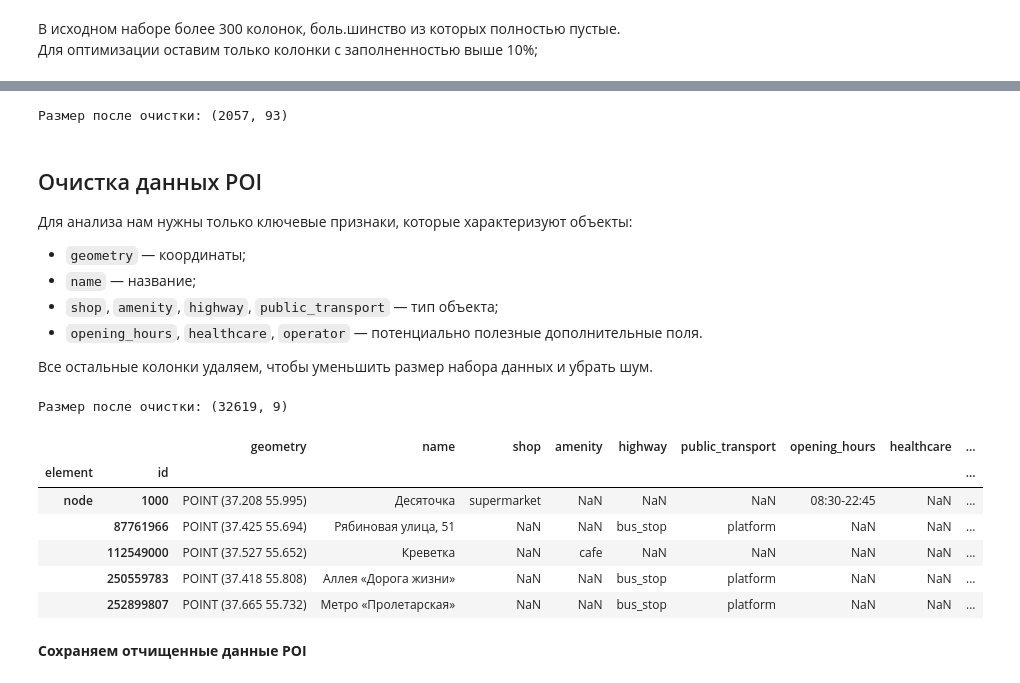
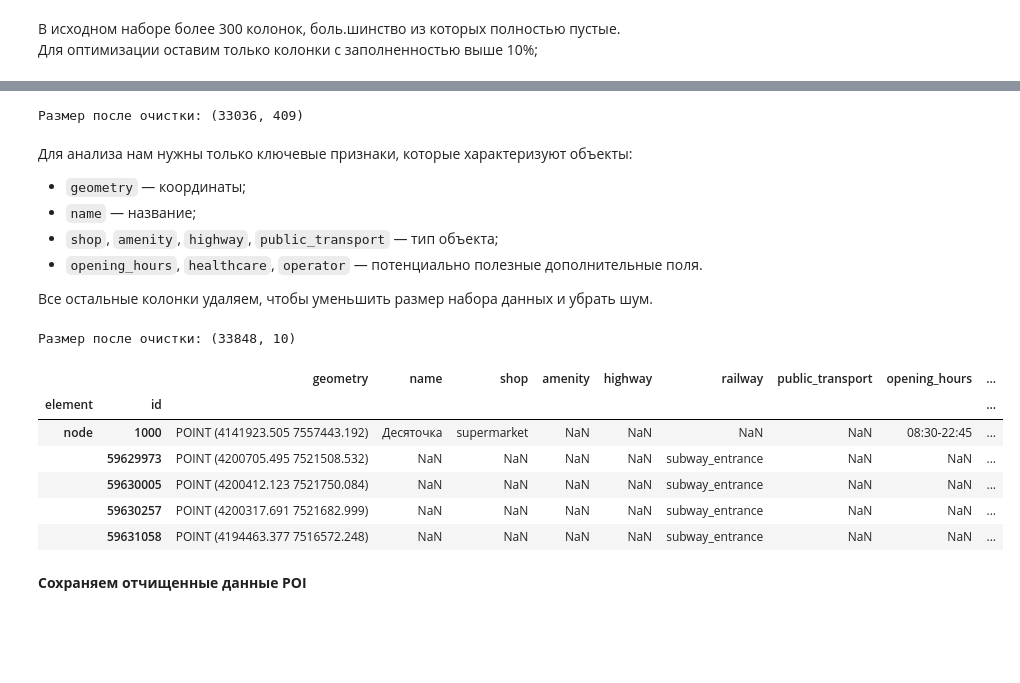
Before and after one commit to antgursky/final-project-atm-analysis, a Jupyter notebook: notebooks/01_data_collection.ipynb, the cells around one changed output, grey strips where cells are left out. Drawn from its saved outputs; the diff is of its cells as text; code cells hidden in the pictures; blank space fills up the shorter version.

```diff
--- a/notebooks/01_data_collection.ipynb
+++ b/notebooks/01_data_collection.ipynb
@@ -170,7 +147,7 @@ tags = {
 }
 
 # Загружаем все объекты по тегам
-gdf_poi = ox.features_from_place(place, tags)
+gdf_poi = ox.features_from_place(place, tags).to_crs(3857)
 
 print("Размер набора данных:", gdf_poi.shape)
 gdf_poi.head()
@@ -490,19 +474,17 @@ healthcare           89.0
 dtype: float64
 # %%
 # Удаляем полностью пустые столбцы
-atm_clean = gdf_atm.dropna(axis=1, how="all").copy()
+poi_clean = gdf_poi.dropna(axis=1, how="all").copy()
 
 # Фильтруем только объекты типа Point
-atm_clean = atm_clean[atm_clean.geometry.geom_type == "Point"]
+poi_clean = poi_clean[poi_clean.geometry.geom_type == "Point"]
 
 # Проверим, какие колонки остались
 # print("Колонки после очистки:", atm_clean.columns.tolist())
-print("Размер после очистки:", atm_clean.shape)
+print("Размер после очистки:", poi_clean.shape)
 # %% [output]
-Размер после очистки: (2057, 93)
+Размер после очистки: (33036, 409)
 # %% [markdown]
-## Очистка данных POI
-
 Для анализа нам нужны только ключевые признаки, которые характеризуют объекты:
 - `geometry` — координаты;
 - `name` — название;
@@ -513,23 +495,23 @@ print("Размер после очистки:", atm_clean.shape)
 # %%
 # Оставляем только нужные колонки
 cols_to_keep = [
-    "geometry", "name", "shop", "amenity", "highway",
+    "geometry", "name", "shop", "amenity", "highway","railway",
     "public_transport", "opening_hours", "healthcare", "operator"
 ]
 
 gdf_poi_clean = gdf_poi[cols_to_keep].copy()
 
 print("Размер после очистки:", gdf_poi_clean.shape)
 gdf_poi_clean.head()
 # %% [output]
-Размер после очистки: (32619, 9)
+Размер после очистки: (33848, 10)
-|  |  | geometry | name | shop | amenity | highway | public_transport | opening_hours | healthcare | ... |
+|  |  | geometry | name | shop | amenity | highway | railway | public_transport | opening_hours | ... |
 | element | id |  |  |  |  |  |  |  |  | ... |
-| node | 1000 | POINT (37.208 55.995) | Десяточка | supermarket | NaN | NaN | NaN | 08:30-22:45 | NaN | ... |
-|  | 87761966 | POINT (37.425 55.694) | Рябиновая улица, 51 | NaN | NaN | bus_stop | platform | NaN | NaN | ... |
-|  | 112549000 | POINT (37.527 55.652) | Креветка | NaN | cafe | NaN | NaN | NaN | NaN | ... |
-|  | 250559783 | POINT (37.418 55.808) | Аллея «Дорога жизни» | NaN | NaN | bus_stop | platform | NaN | NaN | ... |
-|  | 252899807 | POINT (37.665 55.732) | Метро «Пролетарская» | NaN | NaN | bus_stop | platform | NaN | NaN | ... |
+| node | 1000 | POINT (4141923.505 7557443.192) | Десяточка | supermarket | NaN | NaN | NaN | NaN | 08:30-22:45 | ... |
+|  | 59629973 | POINT (4200705.495 7521508.532) | NaN | NaN | NaN | NaN | subway_entrance | NaN | NaN | ... |
+|  | 59630005 | POINT (4200412.123 7521750.084) | NaN | NaN | NaN | NaN | subway_entrance | NaN | NaN | ... |
+|  | 59630257 | POINT (4200317.691 7521682.999) | NaN | NaN | NaN | NaN | subway_entrance | NaN | NaN | ... |
+|  | 59631058 | POINT (4194463.377 7516572.248) | NaN | NaN | NaN | NaN | subway_entrance | NaN | NaN | ... |
 # %% [markdown]
 **Сохраняем отчищенные данные POI**
 # %%
```
Also changed, not shown: parts of 115 cells of this notebook, 5 other files.
